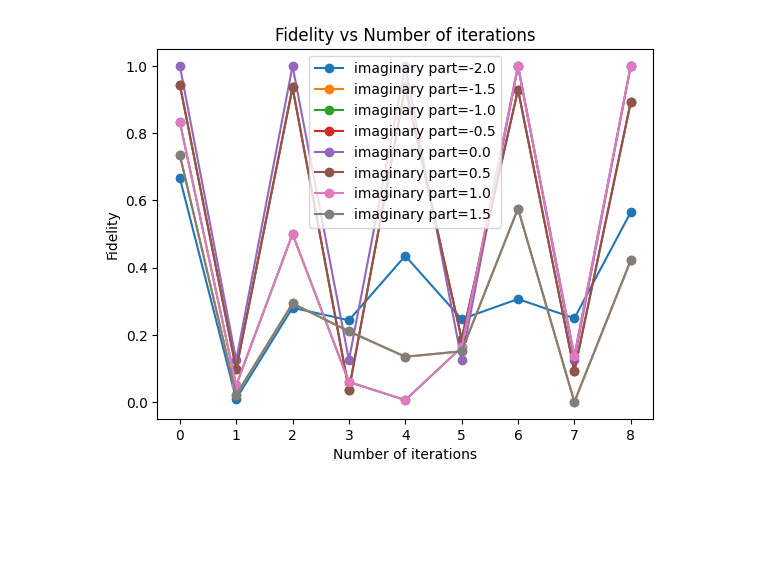
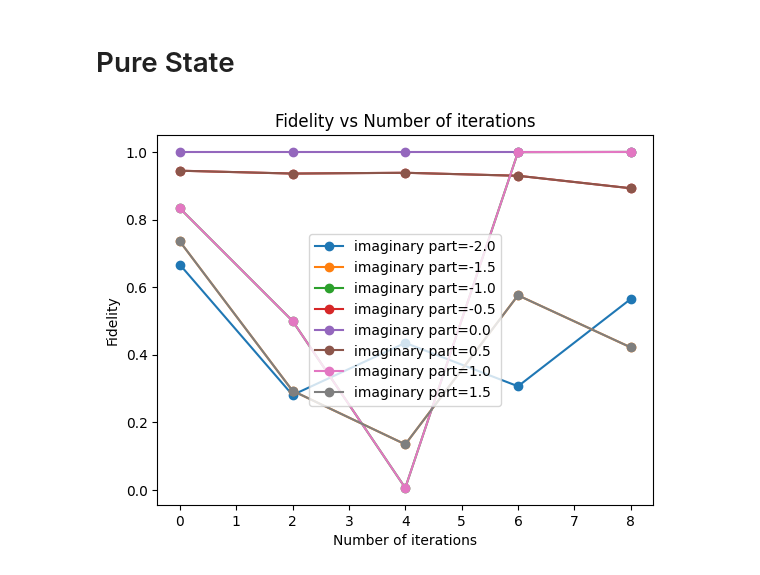
Before and after one commit to Aron9605/Wigner-Internship, a Jupyter notebook: simulation_3qubit.ipynb, the cells around one changed output. Cells and saved outputs as stored; diff of their text form; code cells hidden in the pictures; blank space fills up the shorter version.

```diff
--- a/simulation_3qubit.ipynb
+++ b/simulation_3qubit.ipynb
@@ -17,6 +17,8 @@ swap= np.array([[1,0,0,0],
 
 identity = np.identity(4)
 bell= (np.array([[1],[0],[0],[1]])/np.sqrt(2)).reshape(4,)
+# %% [markdown]
+# Pure State
 # %%
 #initializing the state
 
@@ -34,11 +36,10 @@ for w in np.arange(-2,2,0.5):
     fidelity = 0
     psi_1=(psi_complex.reshape(8,))/np.linalg.norm(psi_complex)
     psi_2=psi_1
-
     f=[np.matmul(ghz.reshape(1,8),np.matmul((np.outer(psi_1,(np.conjugate(psi_1)))),ghz))]
     first_copy_of_the_state = 0
-
-    for i in range(8):
+    # print(f)
+    for i in range(16):
         psi = np.kron(psi_1,psi_2)
 
         #performing swap operation
@@ -68,34 +69,36 @@ for w in np.arange(-2,2,0.5):
         measured = np.dot(projector_tensored,original_psi)
 
 
         #tracing out the measured copy
         final_state_after_hadamard_1= measured.reshape(2,2,2,2,2,2)
         final_state_after_hadamard = np.einsum('ijklmn->ijk', final_state_after_hadamard_1).reshape(8,)
         first_copy_of_the_state  = np.matmul(np.kron(hadamard,np.kron(hadamard,hadamard)),final_state_after_hadamard.reshape(8,1))
 
+        #creating bell state
+        bell_state = (np.array([[1],[0],[0],[1]]) * (1/ np.sqrt(2))).reshape(4,)
 
         # preparation of density matrix of bell state and psi state by taking the outer product between the states
         density_matrix_ghz = np.outer((ghz),np.conjugate(ghz))
 
         #dividing by the trace of density matrix to make it 1
         density_matrix_pp = np.outer(first_copy_of_the_state,np.conjugate(first_copy_of_the_state)) / np.trace(np.outer((first_copy_of_the_state),np.conjugate(first_copy_of_the_state)))
 
 
         #calculation of fidelity
         x = np.matmul(np.conjugate(ghz.reshape(1,8)),np.matmul(density_matrix_pp,ghz))
         fidelity = x
 
         psi_1 = first_copy_of_the_state
         psi_2 = first_copy_of_the_state
 
+        if i%2 !=0:
+          f=f+[fidelity]
 
-        f=f+[fidelity]
-
-    plt.plot(range(9),f,label=f'imaginary part={w}',marker='o'),plt.legend()
+    plt.plot(range(0,17,2),f,label=f'imaginary part={w}',marker='o'),plt.legend()
 
     # plt.plot(range(8),f,marker='o'),
     plt.xlabel('Number of iterations'),
     plt.ylabel('Fidelity'),
     plt.title('Fidelity vs Number of iterations')
 # %% [output]
-[figure, old version]
+[figure, new version]
```
Also changed, not shown: parts of 3 cells of this notebook.
